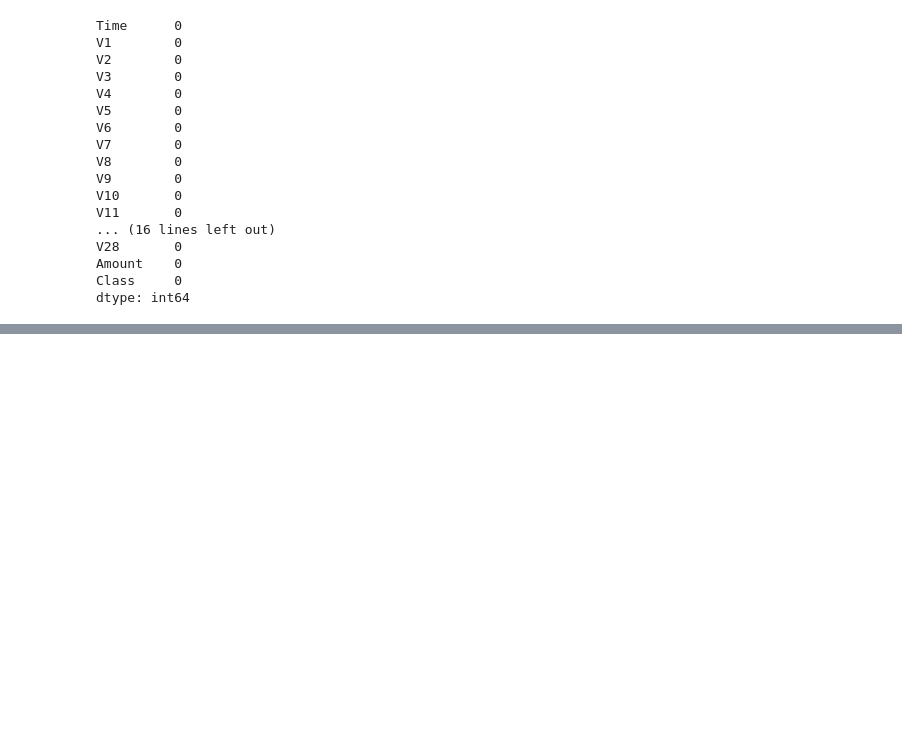
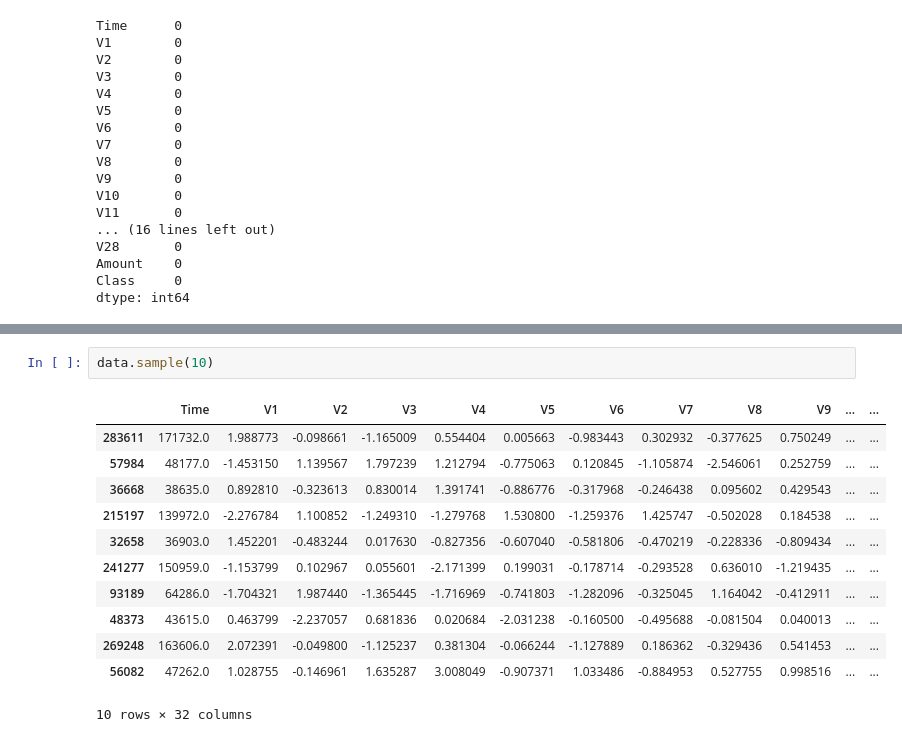
Before and after one commit to kamijoseph/Credit-Card-Fraud-Detection, a Jupyter notebook: notebook/main.ipynb, the cells around one changed output, grey strips where cells are left out. Cells and saved outputs as stored; diff of their text form; blank space fills up the shorter version.

```diff
--- a/notebook/main.ipynb
+++ b/notebook/main.ipynb
@@ -68,0 +206,15 @@ dtype: int64
+# %%
+data.sample(10)
+# %% [output]
+|  | Time | V1 | V2 | V3 | V4 | V5 | V6 | V7 | V8 | V9 | ... | ... |
+| 283611 | 171732.0 | 1.988773 | -0.098661 | -1.165009 | 0.554404 | 0.005663 | -0.983443 | 0.302932 | -0.377625 | 0.750249 | ... | ... |
+| 57984 | 48177.0 | -1.453150 | 1.139567 | 1.797239 | 1.212794 | -0.775063 | 0.120845 | -1.105874 | -2.546061 | 0.252759 | ... | ... |
+| 36668 | 38635.0 | 0.892810 | -0.323613 | 0.830014 | 1.391741 | -0.886776 | -0.317968 | -0.246438 | 0.095602 | 0.429543 | ... | ... |
+| 215197 | 139972.0 | -2.276784 | 1.100852 | -1.249310 | -1.279768 | 1.530800 | -1.259376 | 1.425747 | -0.502028 | 0.184538 | ... | ... |
+| 32658 | 36903.0 | 1.452201 | -0.483244 | 0.017630 | -0.827356 | -0.607040 | -0.581806 | -0.470219 | -0.228336 | -0.809434 | ... | ... |
+| 241277 | 150959.0 | -1.153799 | 0.102967 | 0.055601 | -2.171399 | 0.199031 | -0.178714 | -0.293528 | 0.636010 | -1.219435 | ... | ... |
+| 93189 | 64286.0 | -1.704321 | 1.987440 | -1.365445 | -1.716969 | -0.741803 | -1.282096 | -0.325045 | 1.164042 | -0.412911 | ... | ... |
+| 48373 | 43615.0 | 0.463799 | -2.237057 | 0.681836 | 0.020684 | -2.031238 | -0.160500 | -0.495688 | -0.081504 | 0.040013 | ... | ... |
+| 269248 | 163606.0 | 2.072391 | -0.049800 | -1.125237 | 0.381304 | -0.066244 | -1.127889 | 0.186362 | -0.329436 | 0.541453 | ... | ... |
+| 56082 | 47262.0 | 1.028755 | -0.146961 | 1.635287 | 3.008049 | -0.907371 | 1.033486 | -0.884953 | 0.527755 | 0.998516 | ... | ... |
+10 rows × 32 columns
```
Also changed, not shown: parts of 17 cells of this notebook.
